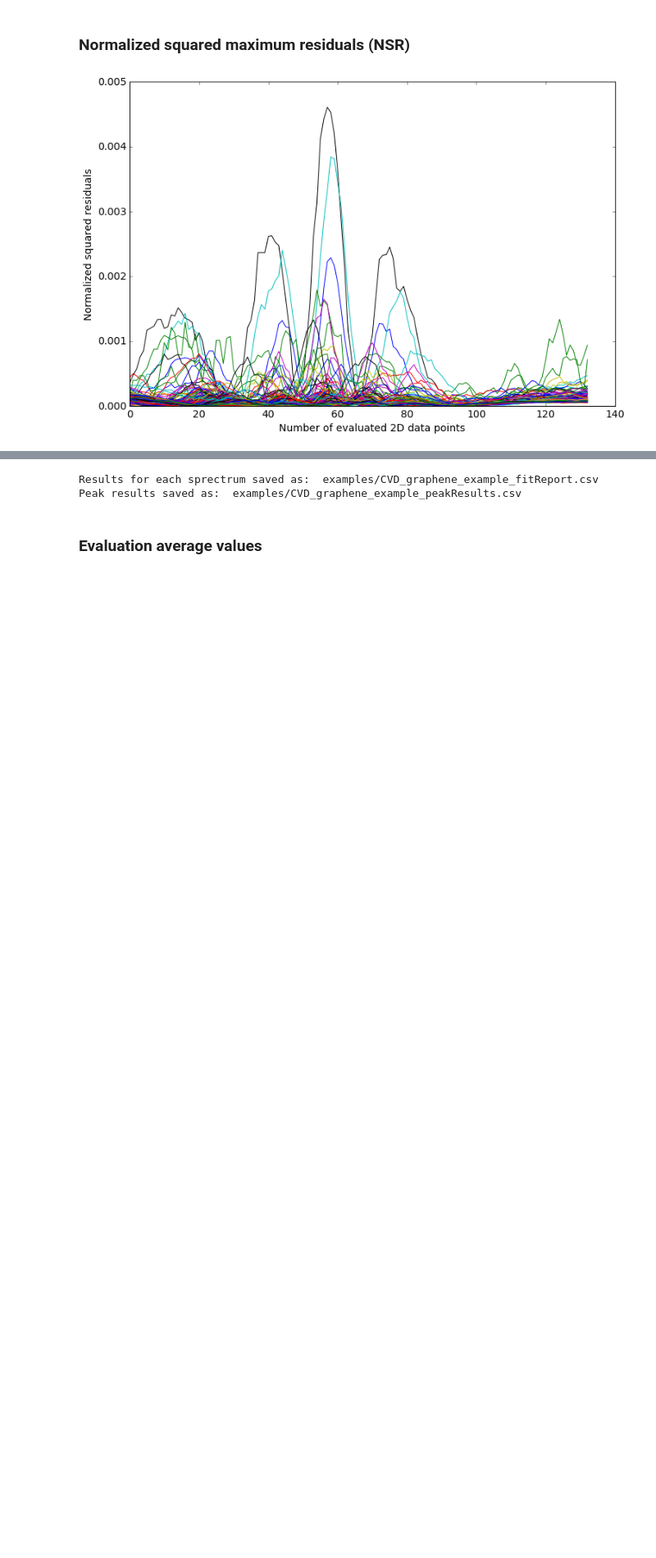
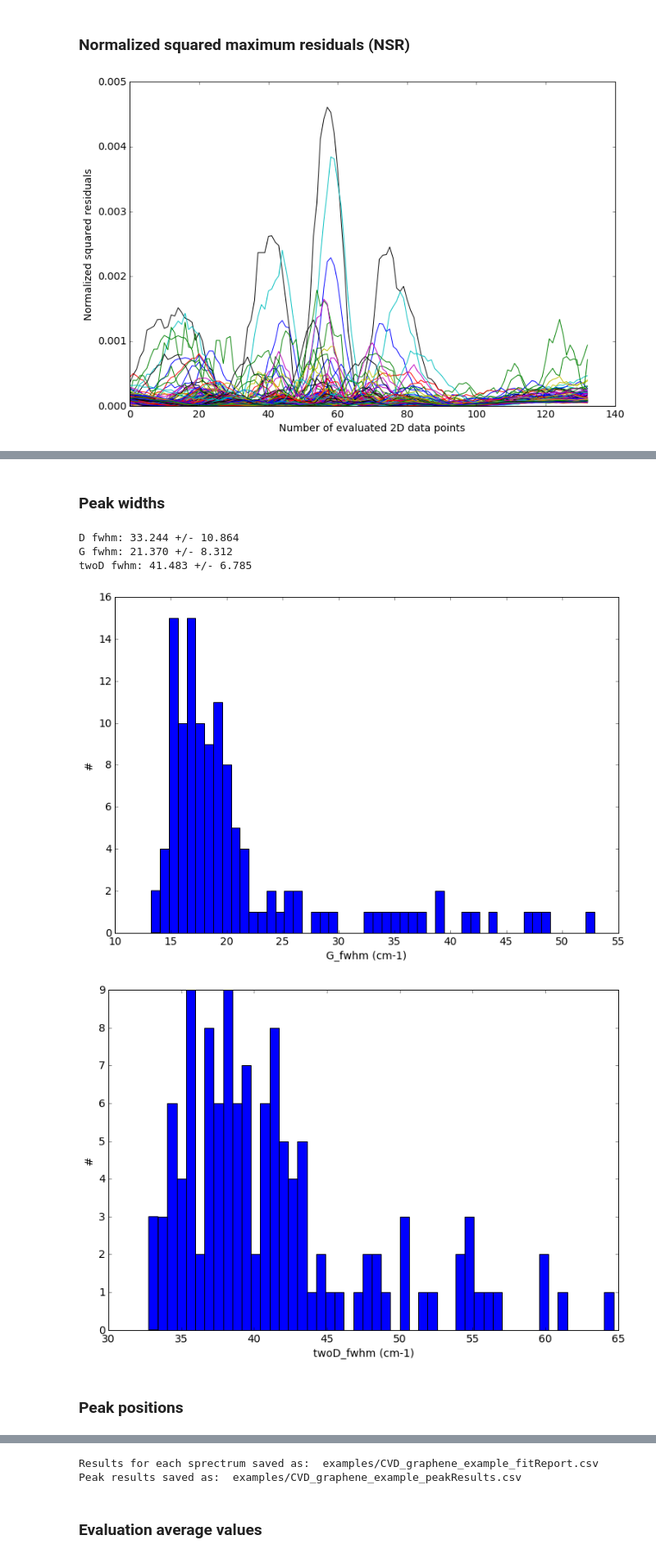
Before and after one commit to graphenestandards/raman, a Jupyter notebook: DtoG-2Dsymetry.ipynb, the cells around one changed output, grey strips where cells are left out. Shown at 82% size. Saved outputs shown, nothing was run; the diff lists cells and outputs as text; code cells hidden in the pictures; blank space fills up the shorter version.

```diff
--- a/DtoG-2Dsymetry.ipynb
+++ b/DtoG-2Dsymetry.ipynb
@@ -338 +343,14 @@ G width:  21.3704224557  +/-  8.31115268111
 [figure]
+# %%
+printmd('## Other results')
+
+printmd('### Peak widths')
+RESULTS.printParamResults('fwhm')
+RESULTS.plotPeakParamHist('G', 'fwhm', xunit='cm-1', bins=50, saveName='G-width-hist')
+RESULTS.plotPeakParamHist('twoD', 'fwhm', xunit='cm-1', bins=50, saveName='2D-width-hist')
+
+printmd('### Peak positions')
+RESULTS.printParamResults('center')
+RESULTS.plotPeakParamHist('G', 'center', xunit='cm-1', bins=50, saveName='G-position-hist')
+RESULTS.plotPeakParamHist('twoD', 'center', xunit='cm-1', bins=50, saveName='2D-position-hist')
+# %% [output]
@@ -338,0 +358,7 @@ G width:  21.3704224557  +/-  8.31115268111
+### Peak widths
+D fwhm: 33.244 +/- 10.864
+G fwhm: 21.370 +/- 8.312
+twoD fwhm: 41.483 +/- 6.785
+[figure, added]
+[figure, added]
+### Peak positions
```
Also changed, not shown: parts of 24 cells of this notebook, 3 other files.
